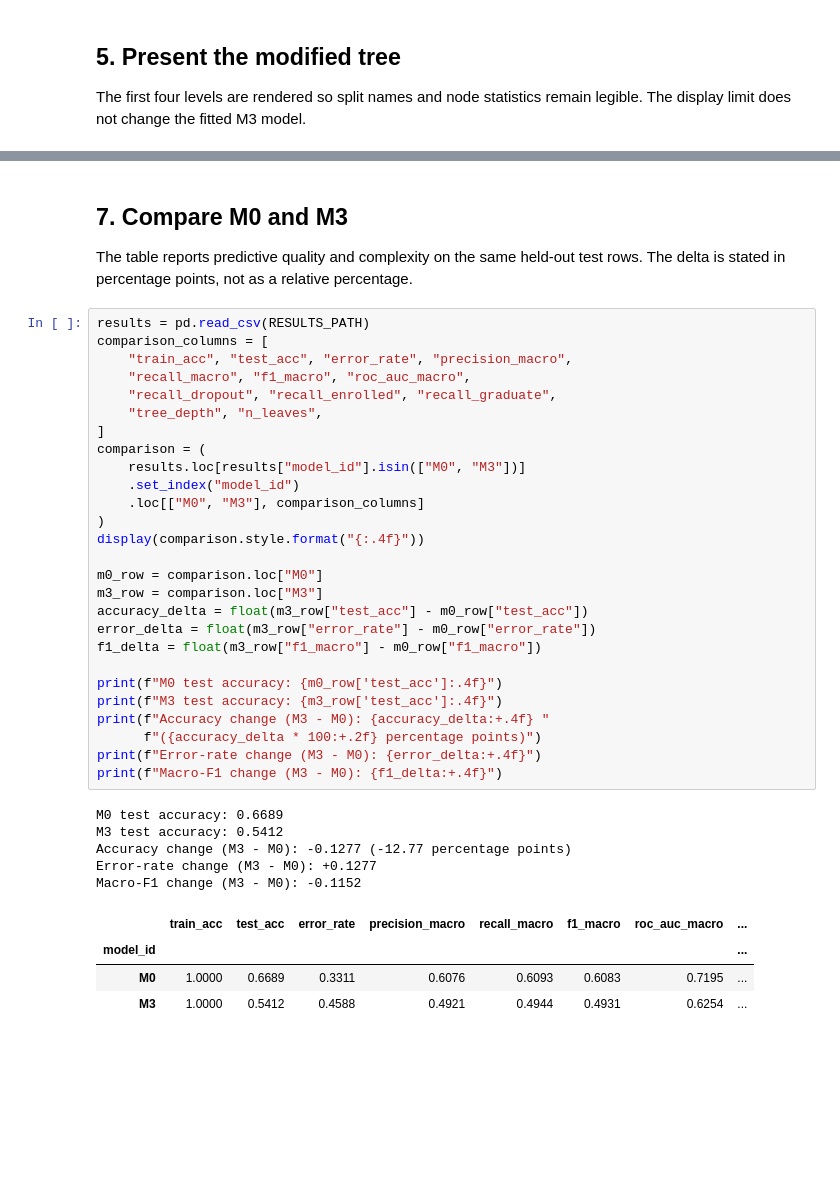
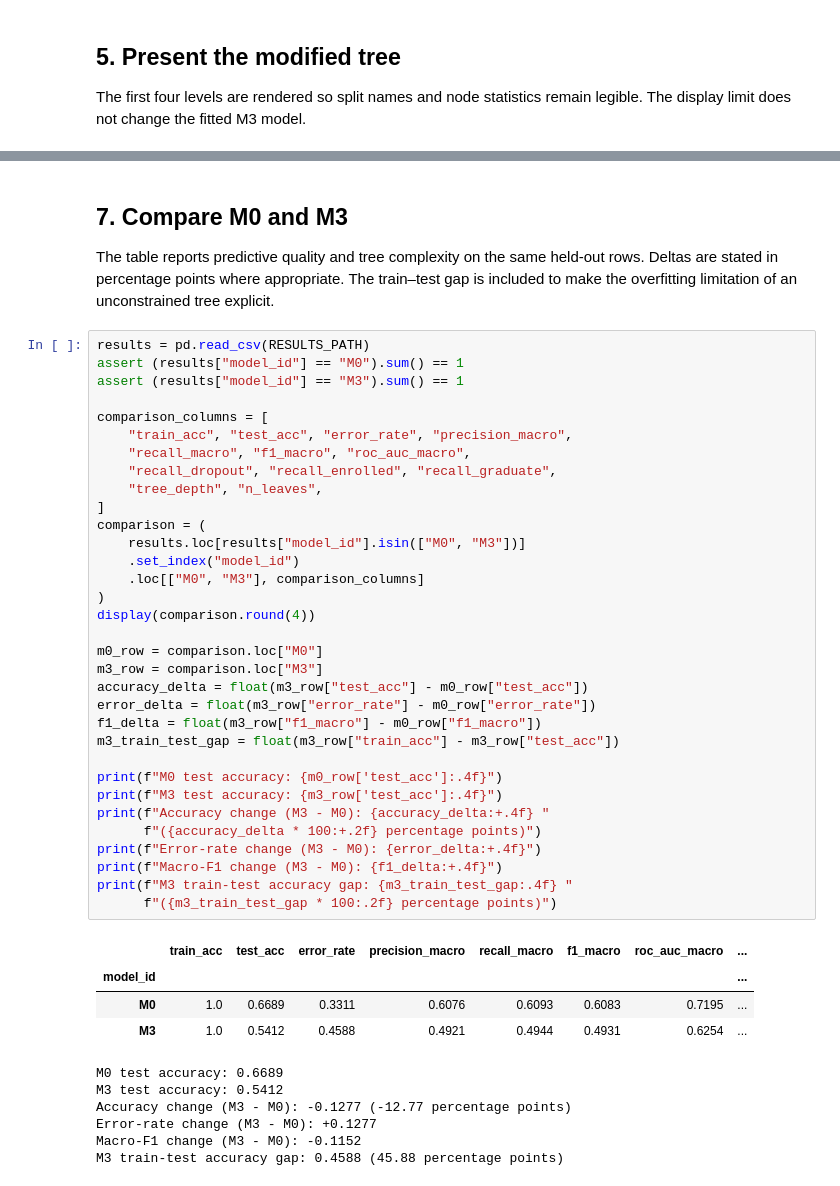
Before and after one commit to thphuc06/Lab2_DecisionTree, a Jupyter notebook: notebooks/05_improve_features.ipynb, the cells around one changed output, grey strips where cells are left out. Drawn from its saved outputs; the diff is of its cells as text; blank space fills up the shorter version.

```diff
--- a/notebooks/05_improve_features.ipynb
+++ b/notebooks/05_improve_features.ipynb
@@ -242,44 +340,51 @@ Saved: /workspace/scratch/8c3047868d74/Lab2_DecisionTree/figures/E_feature_impor
 # %% [markdown]
 ## 7. Compare M0 and M3
 
-The table reports predictive quality and complexity on the same held-out test rows. The delta is stated in percentage points, not as a relative percentage.
+The table reports predictive quality and tree complexity on the same held-out rows. Deltas are stated in percentage points where appropriate. The train–test gap is included to make the overfitting limitation of an unconstrained tree explicit.
 # %%
 results = pd.read_csv(RESULTS_PATH)
+assert (results["model_id"] == "M0").sum() == 1
+assert (results["model_id"] == "M3").sum() == 1
+
 comparison_columns = [
     "train_acc", "test_acc", "error_rate", "precision_macro",
     "recall_macro", "f1_macro", "roc_auc_macro",
     "recall_dropout", "recall_enrolled", "recall_graduate",
     "tree_depth", "n_leaves",
 ]
 comparison = (
     results.loc[results["model_id"].isin(["M0", "M3"])]
     .set_index("model_id")
     .loc[["M0", "M3"], comparison_columns]
 )
-display(comparison.style.format("{:.4f}"))
+display(comparison.round(4))
 
 m0_row = comparison.loc["M0"]
 m3_row = comparison.loc["M3"]
 accuracy_delta = float(m3_row["test_acc"] - m0_row["test_acc"])
 error_delta = float(m3_row["error_rate"] - m0_row["error_rate"])
 f1_delta = float(m3_row["f1_macro"] - m0_row["f1_macro"])
+m3_train_test_gap = float(m3_row["train_acc"] - m3_row["test_acc"])
 
 print(f"M0 test accuracy: {m0_row['test_acc']:.4f}")
 print(f"M3 test accuracy: {m3_row['test_acc']:.4f}")
 print(f"Accuracy change (M3 - M0): {accuracy_delta:+.4f} "
       f"({accuracy_delta * 100:+.2f} percentage points)")
 print(f"Error-rate change (M3 - M0): {error_delta:+.4f}")
 print(f"Macro-F1 change (M3 - M0): {f1_delta:+.4f}")
+print(f"M3 train-test accuracy gap: {m3_train_test_gap:.4f} "
+      f"({m3_train_test_gap * 100:.2f} percentage points)")
 # %% [output]
+|  | train_acc | test_acc | error_rate | precision_macro | recall_macro | f1_macro | roc_auc_macro | ... |
+| model_id |  |  |  |  |  |  |  | ... |
+| M0 | 1.0 | 0.6689 | 0.3311 | 0.6076 | 0.6093 | 0.6083 | 0.7195 | ... |
+| M3 | 1.0 | 0.5412 | 0.4588 | 0.4921 | 0.4944 | 0.4931 | 0.6254 | ... |
 M0 test accuracy: 0.6689
 M3 test accuracy: 0.5412
 Accuracy change (M3 - M0): -0.1277 (-12.77 percentage points)
 Error-rate change (M3 - M0): +0.1277
 Macro-F1 change (M3 - M0): -0.1152
+M3 train-test accuracy gap: 0.4588 (45.88 percentage points)
-|  | train_acc | test_acc | error_rate | precision_macro | recall_macro | f1_macro | roc_auc_macro | ... |
-| model_id |  |  |  |  |  |  |  | ... |
-| M0 | 1.0000 | 0.6689 | 0.3311 | 0.6076 | 0.6093 | 0.6083 | 0.7195 | ... |
-| M3 | 1.0000 | 0.5412 | 0.4588 | 0.4921 | 0.4944 | 0.4931 | 0.6254 | ... |
 # %% [markdown]
 ## 8. Discussion
 
```
Also changed, not shown: parts of 14 cells of this notebook, 3 other files.
